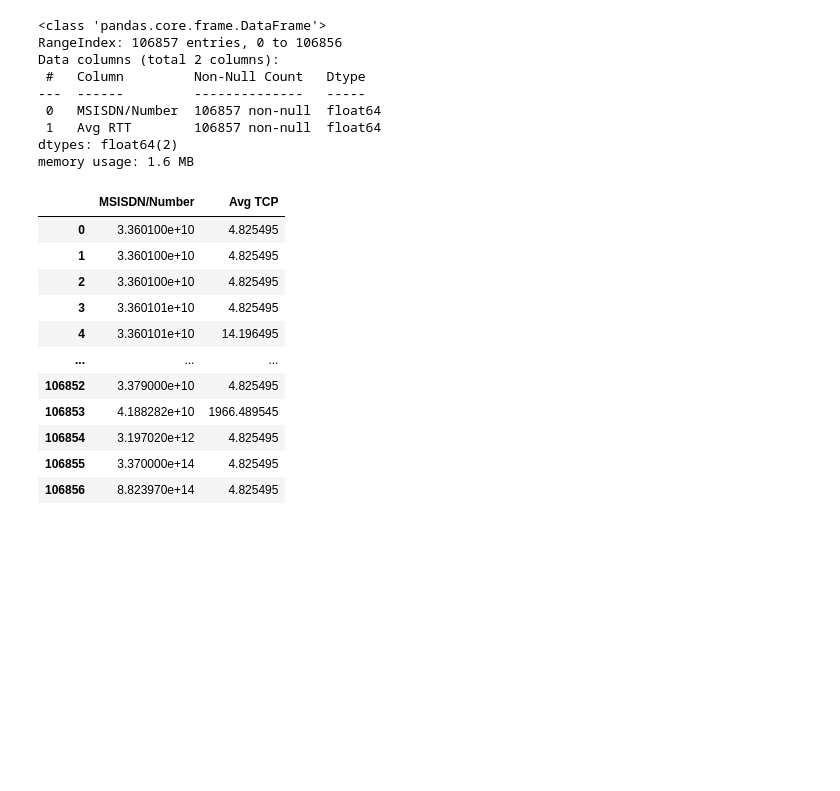
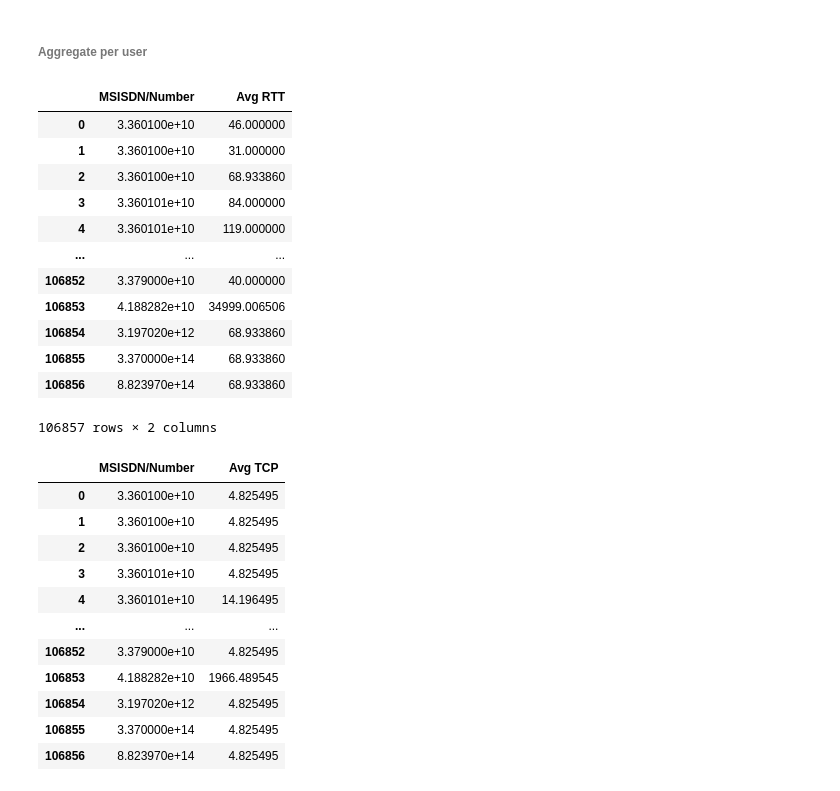
Before and after one commit to Victorolufemi/Tellco_Analysis, a Jupyter notebook: notebook/Task 3.ipynb, the cells around one changed output. Saved outputs shown, nothing was run; the diff lists cells and outputs as text; code cells hidden in the pictures; blank space fills up the shorter version.

```diff
--- a/notebook/Task 3.ipynb
+++ b/notebook/Task 3.ipynb
@@ -41,17 +47,23 @@ memory usage: 5.7+ MB
+# %% [markdown]
+###### Aggregate per user
 # %%
 avgrtt = df.groupby(['MSISDN/Number'],as_index=False).agg({'Avg RTT': 'sum'})
 # %%
-avgrtt.info()
+avgrtt
 # %% [output]
+|  | MSISDN/Number | Avg RTT |
+| 0 | 3.360100e+10 | 46.000000 |
+| 1 | 3.360100e+10 | 31.000000 |
+| 2 | 3.360100e+10 | 68.933860 |
+| 3 | 3.360101e+10 | 84.000000 |
+| 4 | 3.360101e+10 | 119.000000 |
+| ... | ... | ... |
+| 106852 | 3.379000e+10 | 40.000000 |
+| 106853 | 4.188282e+10 | 34999.006506 |
+| 106854 | 3.197020e+12 | 68.933860 |
+| 106855 | 3.370000e+14 | 68.933860 |
+| 106856 | 8.823970e+14 | 68.933860 |
-<class 'pandas.core.frame.DataFrame'>
-RangeIndex: 106857 entries, 0 to 106856
-Data columns (total 2 columns):
- #   Column         Non-Null Count   Dtype
----  ------         --------------   -----
- 0   MSISDN/Number  106857 non-null  float64
- 1   Avg RTT        106857 non-null  float64
-dtypes: float64(2)
-memory usage: 1.6 MB
+106857 rows × 2 columns
 # %%
 avgtcp = df.groupby(['MSISDN/Number'],as_index=False).agg({'Avg TCP': 'sum'})
 # %%
```
Also changed, not shown: parts of 18 cells of this notebook, 1 other file.
